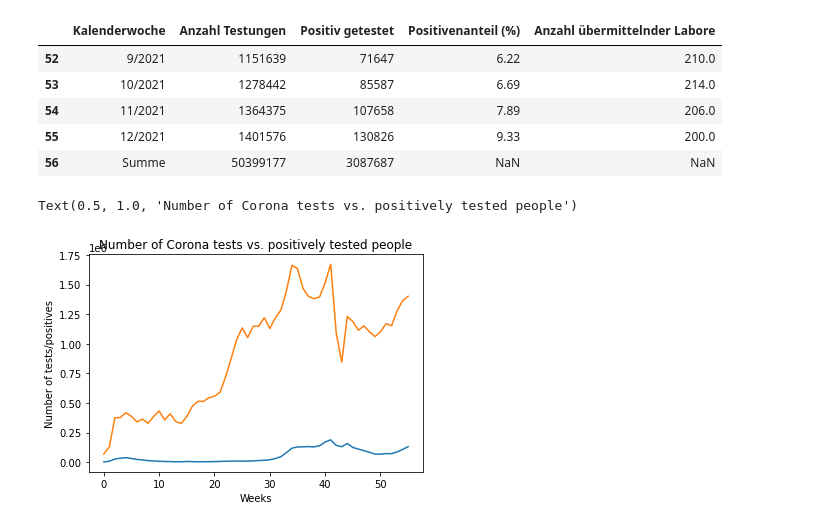
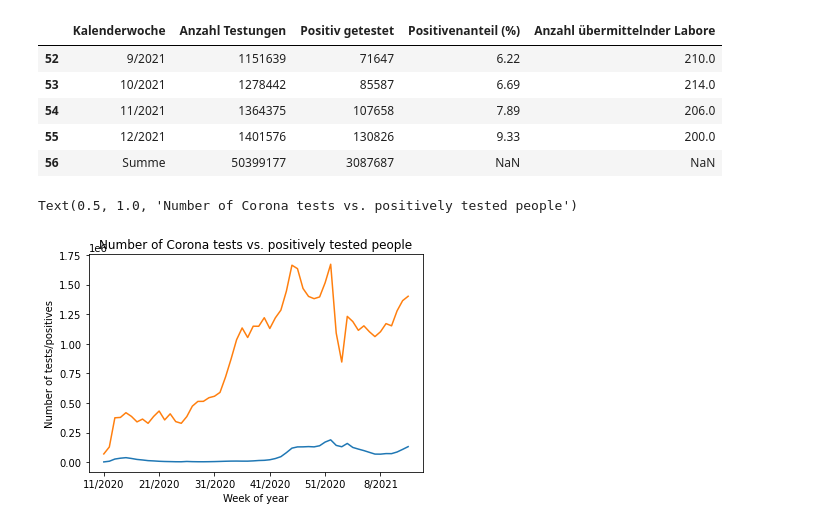
Before and after one commit to thomas-hoellen/corona-dashboard, a Jupyter notebook: COVID-Analysis.ipynb, the cells around one changed output. Cells and saved outputs as stored; diff of their text form; code cells hidden in the pictures.

Commit message:
Updated notebook with furhter visualization of new data sets

```diff
--- a/COVID-Analysis.ipynb
+++ b/COVID-Analysis.ipynb
@@ -23,3 +24,5 @@ df['Anzahl Testungen'] = pd.to_numeric(df['Anzahl Testungen'], errors='coerce')
 # %%
 y_number_positives = df['Positiv getestet'].iloc[:-1] # Leave last value out because it is the sum of all
 y_number_tests = df['Anzahl Testungen'].iloc[:-1] # Leave last value out because it is the sum of all
+# %%
+x = df['Kalenderwoche'].iloc[1:]
@@ -26,9 +31,10 @@ y_number_tests = df['Anzahl Testungen'].iloc[:-1] # Leave last value out because
 # %%
-plt.plot(y_number_positives)
-plt.plot(y_number_tests)
-plt.xlabel('Weeks')
+plt.plot(x, y_number_positives)
+plt.plot(x, y_number_tests)
+plt.xticks(np.arange(0, x.shape[0], step=10))
+plt.xlabel('Week of year')
 plt.ylabel('Number of tests/positives')
 plt.title('Number of Corona tests vs. positively tested people')
 # %% [output]
 Text(0.5, 1.0, 'Number of Corona tests vs. positively tested people')
-[figure, old version]
+[figure, new version]
```
Also changed, not shown: parts of 14 cells of this notebook.
